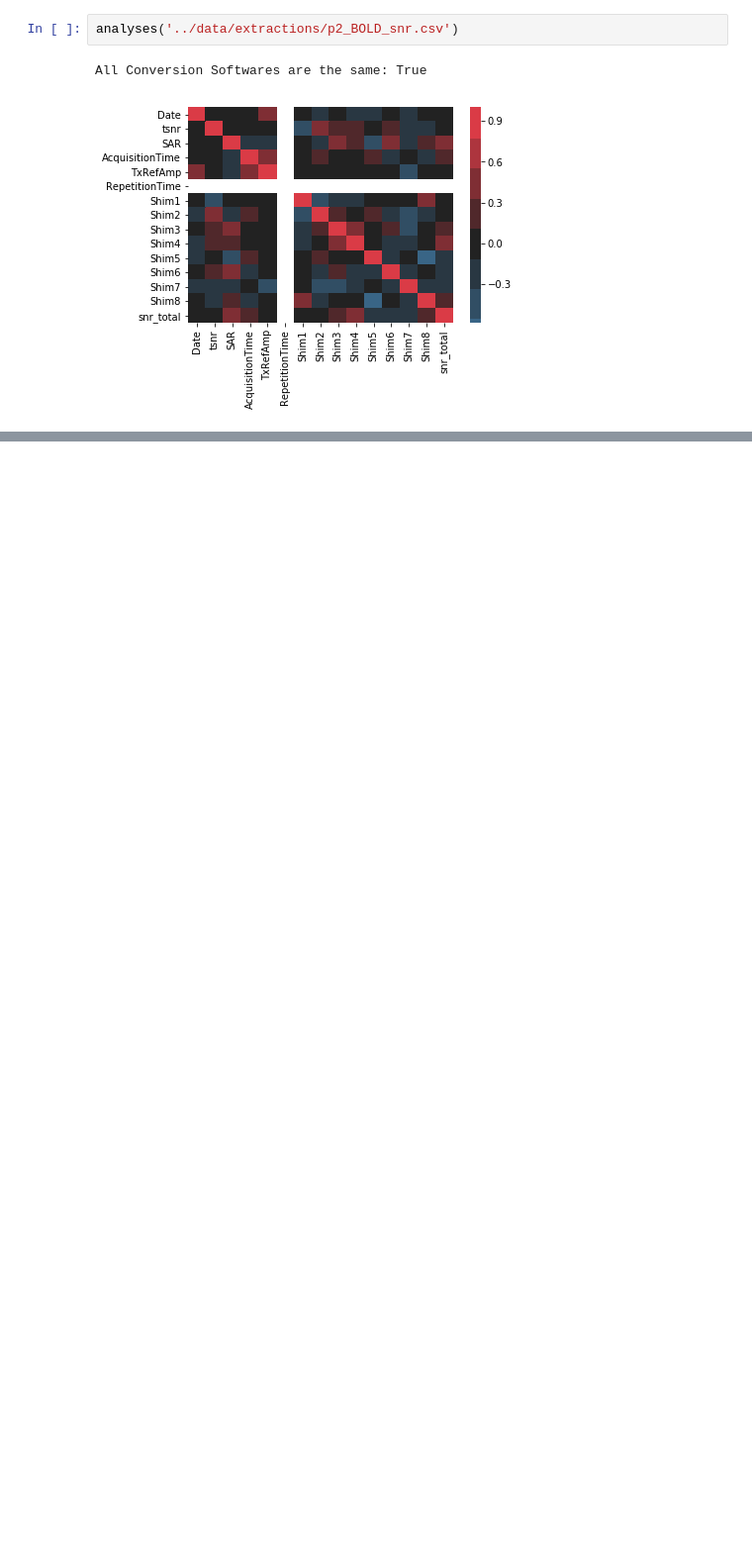
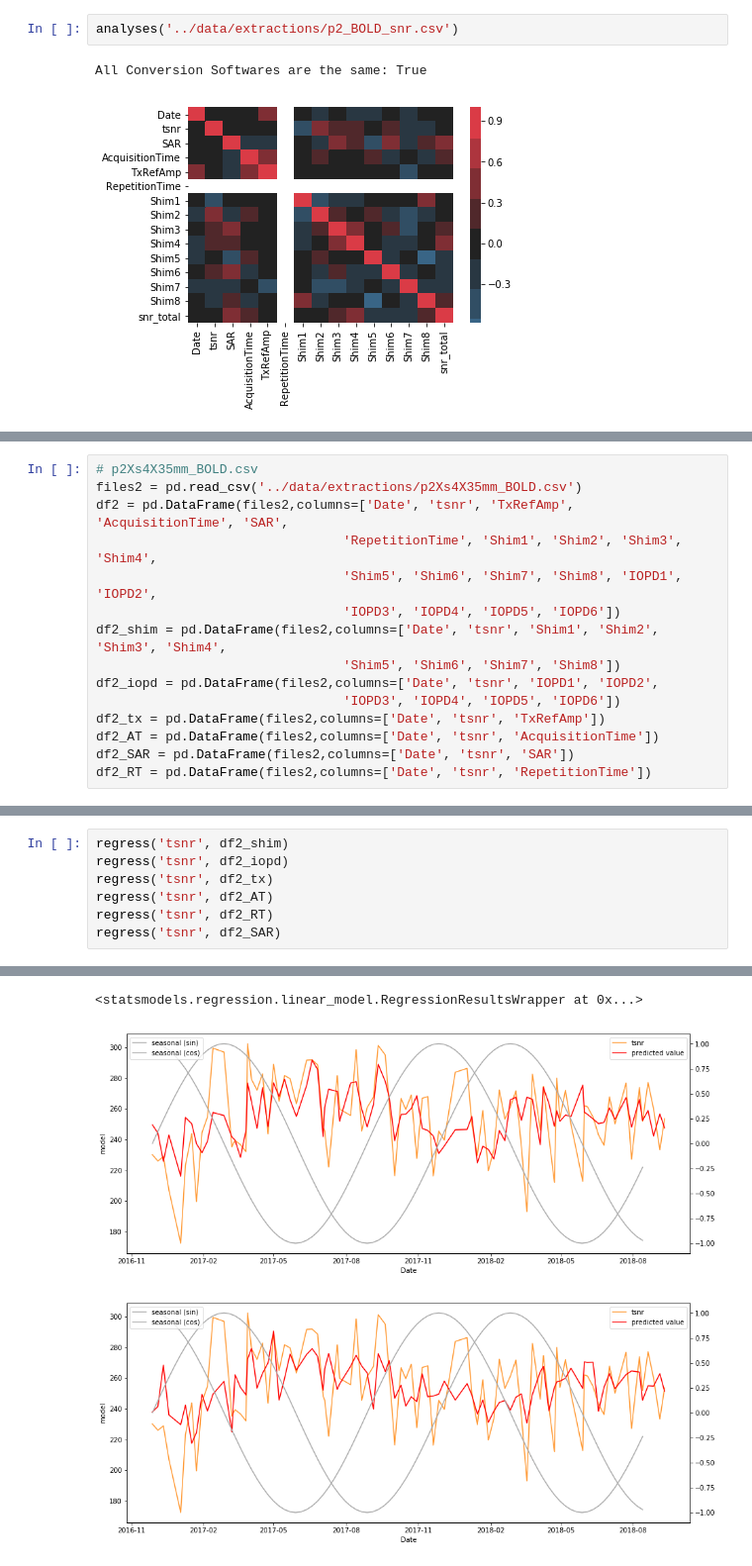
Before and after one commit to proj-nuisance/nuisance, a Jupyter notebook: ipy/nuisance.ipynb, the cells around one changed output, grey strips where cells are left out. Shown at 99% size. Drawn from its saved outputs; the diff is of its cells as text; blank space fills up the shorter version.

```diff
--- a/ipy/nuisance.ipynb
+++ b/ipy/nuisance.ipynb
@@ -180,3 +247,18 @@ Seasonal F-test:
+# %%
+# p2Xs4X35mm_BOLD.csv
+files2 = pd.read_csv('../data/extractions/p2Xs4X35mm_BOLD.csv')
+df2 = pd.DataFrame(files2,columns=['Date', 'tsnr', 'TxRefAmp', 'AcquisitionTime', 'SAR',
+                                'RepetitionTime', 'Shim1', 'Shim2', 'Shim3', 'Shim4',
+                                'Shim5', 'Shim6', 'Shim7', 'Shim8', 'IOPD1', 'IOPD2',
+                                'IOPD3', 'IOPD4', 'IOPD5', 'IOPD6'])
+df2_shim = pd.DataFrame(files2,columns=['Date', 'tsnr', 'Shim1', 'Shim2', 'Shim3', 'Shim4',
+                                'Shim5', 'Shim6', 'Shim7', 'Shim8'])
+df2_iopd = pd.DataFrame(files2,columns=['Date', 'tsnr', 'IOPD1', 'IOPD2',
+                                'IOPD3', 'IOPD4', 'IOPD5', 'IOPD6'])
+df2_tx = pd.DataFrame(files2,columns=['Date', 'tsnr', 'TxRefAmp'])
+df2_AT = pd.DataFrame(files2,columns=['Date', 'tsnr', 'AcquisitionTime'])
+df2_SAR = pd.DataFrame(files2,columns=['Date', 'tsnr', 'SAR'])
+df2_RT = pd.DataFrame(files2,columns=['Date', 'tsnr', 'RepetitionTime'])
 # %%
 regress('tsnr', df2)
 # %% [output]
@@ -199,3 +281,11 @@ Seasonal F-test:
 <F test: F=array([[2.35976429]]), p=0.10213325354173439, df_denom=68, df_num=2>
 <statsmodels.regression.linear_model.RegressionResultsWrapper at 0x...>
 [figure]
+# %%
+regress('tsnr', df2_shim)
+regress('tsnr', df2_iopd)
+regress('tsnr', df2_tx)
+regress('tsnr', df2_AT)
+regress('tsnr', df2_RT)
+regress('tsnr', df2_SAR)
+# %% [output]
@@ -201,0 +309,3 @@ Seasonal F-test:
+<statsmodels.regression.linear_model.RegressionResultsWrapper at 0x...>
+[figure, added]
+[figure, added]
```
Also changed, not shown: parts of 13 cells of this notebook.
